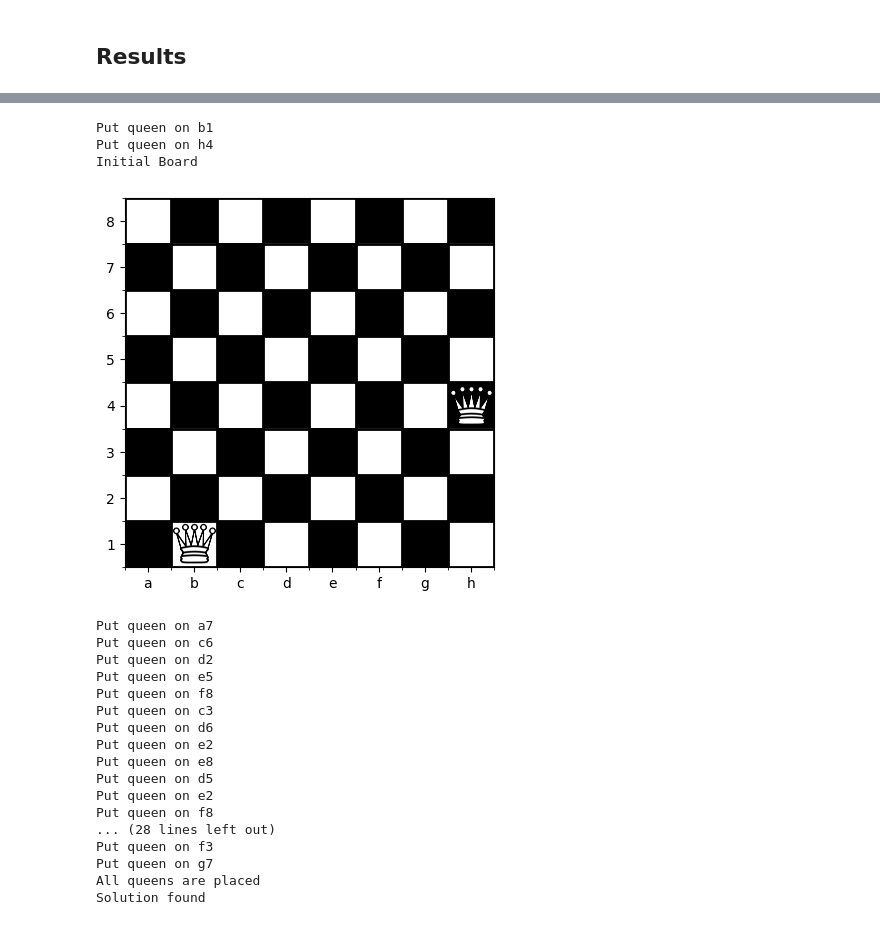
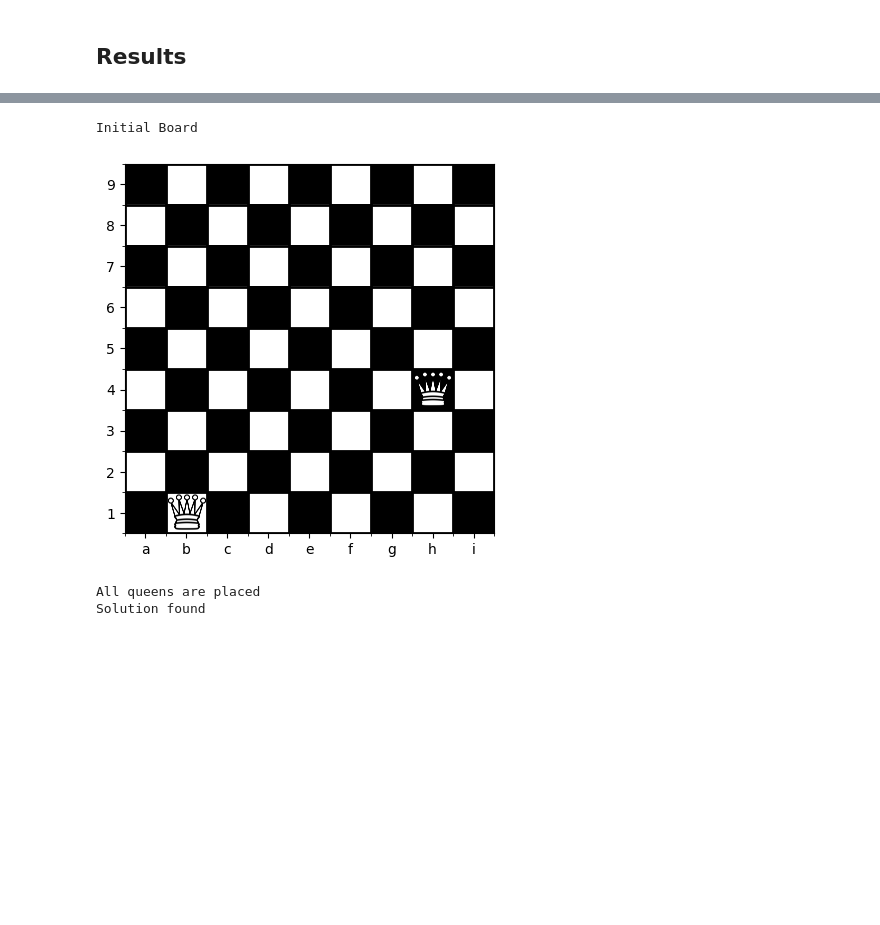
Before and after one commit to Harshit-Ch/N-Queens, a Jupyter notebook: NQueens.ipynb, the cells around one changed output, grey strips where cells are left out. Saved outputs shown, nothing was run; the diff lists cells and outputs as text; code cells hidden in the pictures; blank space fills up the shorter version.

```diff
--- a/NQueens.ipynb
+++ b/NQueens.ipynb
@@ -180,28 +179,11 @@ Solution found
 # %%
-n = 8  # size of chessboard (can be any number)
+n = 9  # size of chessboard (can be any number)
 nqueens_with_initial_position = NQueens(n,
                   image_path=queen_image_path,
-                  initial_position=[(0,1), (3,7)]) # Assigns a variable to the model
+                  initial_position=[(0,1), (3,7)], verbose=False) # Assigns a variable to the model
 nqueens_with_initial_position.solve()
 # %% [output]
-Put queen on b1
-Put queen on h4
 Initial Board
-[figure, old version]
+[figure, new version]
-Put queen on a7
-Put queen on c6
-Put queen on d2
-Put queen on e5
-Put queen on f8
-Put queen on c3
-Put queen on d6
-Put queen on e2
-Put queen on e8
-Put queen on d5
-Put queen on e2
-Put queen on f8
-... (28 lines left out)
-Put queen on f3
-Put queen on g7
 All queens are placed
 Solution found
```
Also changed, not shown: parts of 4 cells of this notebook, 1 other file.
